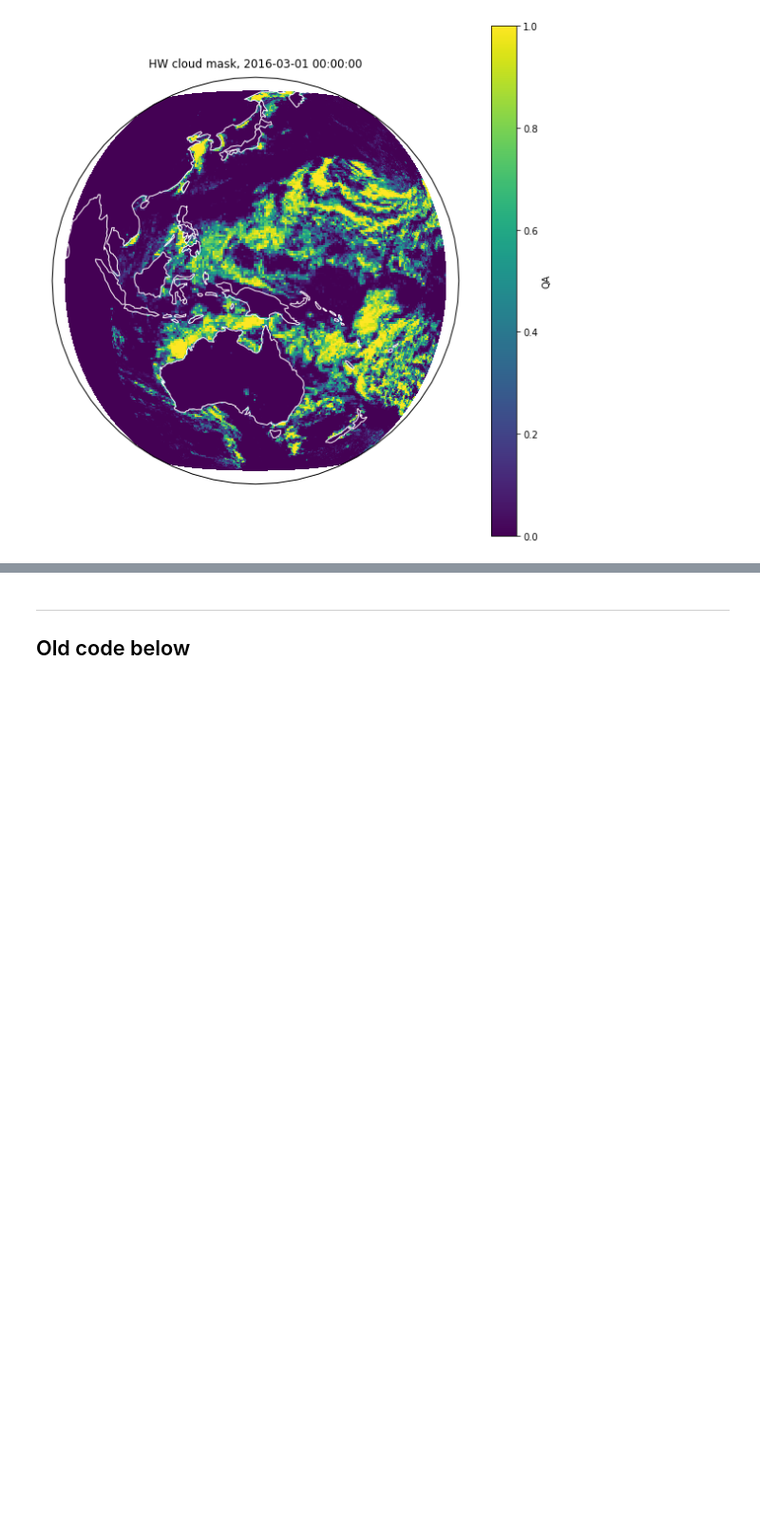
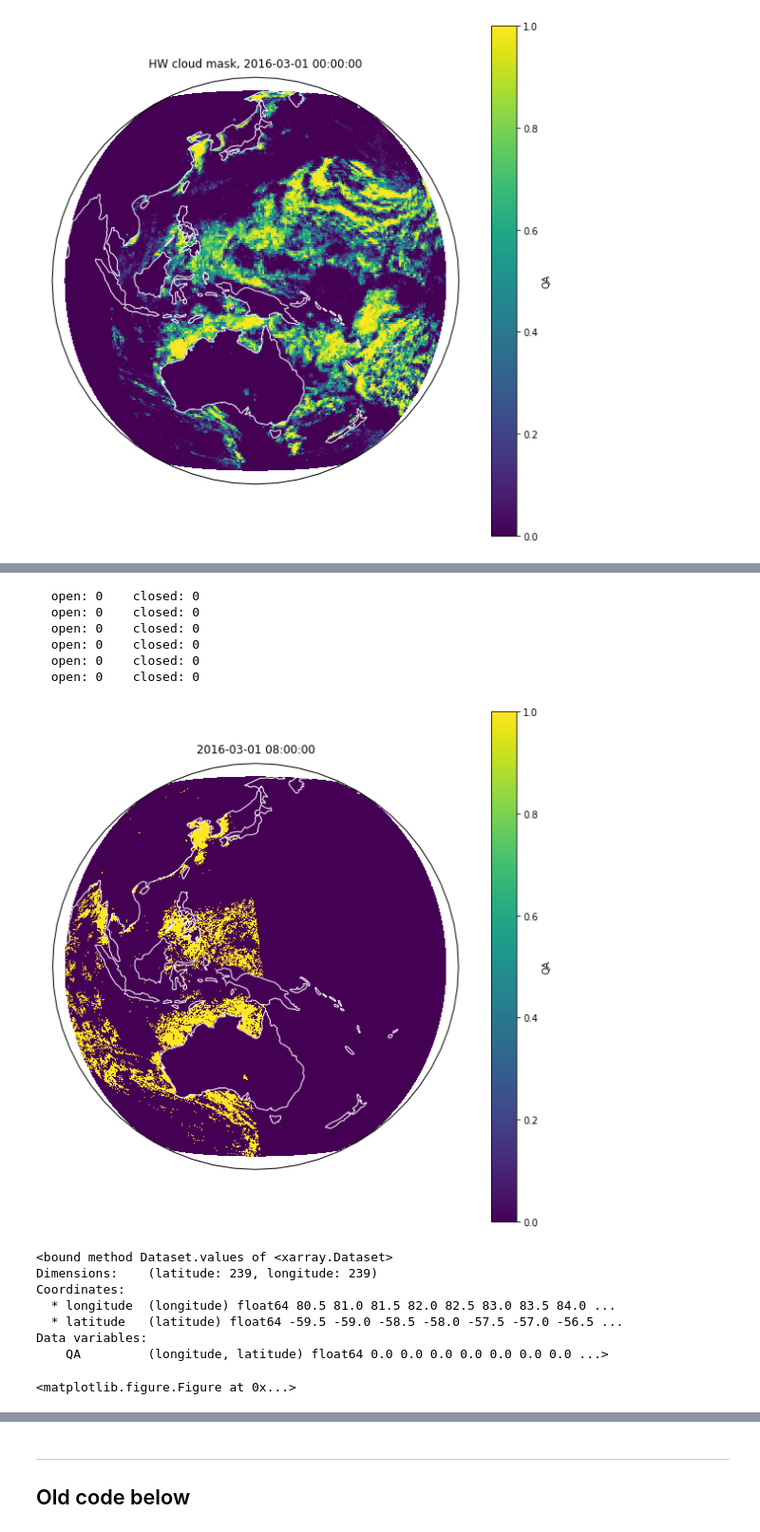
Before and after one commit to apatlpo/iwave_sst, a Jupyter notebook: hw/hw_cloudmask_agglo.ipynb, the cells around one changed output, grey strips where cells are left out. Shown at 95% size. Saved outputs shown, nothing was run; the diff lists cells and outputs as text; code cells hidden in the pictures; blank space fills up the shorter version.

```diff
--- a/hw/hw_cloudmask_agglo.ipynb
+++ b/hw/hw_cloudmask_agglo.ipynb
@@ -23,6 +23,12 @@ from datetime import datetime, timedelta
 # %%
 # data path
 dpath = '/home1/scratch/aponte/hw/mask/';
+figdir = 'figs/'
+#figdir = '/home1/datawork/aponte/hw/figs/'
+try:
+    os.stat(figdir)
+except:
+    os.mkdir(figdir)
 
 filenames = sorted(glob(dpath+'*.nc'))
 print 'Number of files available: %d' %len(filenames)
@@ -107,10 +113,10 @@ fmask = process_mask(mask)
 # (unzip, rename)
 # mv 110m_coastline.* ~/.local/share/cartopy/shapefiles/natural_earth/physical/
 
-def plot_mask(mask, colorbar=False, title=None):
+def plot_mask(mask, colorbar=False, title=None, vmin=0., vmax=1.):
     plt.figure(figsize=(10,10))
     ax = plt.axes(projection=ccrs.Geostationary(central_longitude=140.0));
-    mask.plot.pcolormesh(ax=ax, transform=ccrs.PlateCarree(),
+    mask.plot.pcolormesh(ax=ax, transform=ccrs.PlateCarree(), vmin=vmin, vmax=vmax,
                          x='longitude', y='latitude', add_colorbar=colorbar);
     ax.coastlines(color='w')
     if title is None:
@@ -123,7 +129,7 @@ def plot_mask(mask, colorbar=False, title=None):
 
 # plot
 plot_mask(fmask)
-plt.savefig('figs/hw_snapshot.png')
+plt.savefig(figdir+'hw_snapshot.png')
 # %% [output]
 [figure]
 # %%
@@ -314,0 +304,46 @@ for i,f in zip(range(0,48*2,12),filenames[:48*2]):
+# %%
+# main loop
+
+write_log('dl=%.2f deg, threshold=%.2f, Tmin=%.1f h'%(dl, threshold,Tmin*24.))
+#for i,f in enumerate(filenames[:48]):
+#for i,f in enumerate(filenames):
+for i,f in zip(range(0,6),filenames[:6]):
+    process(i,f)
+    #print i
+# %% [output]
+  open: 0    closed: 0
+  open: 0    closed: 0
+  open: 0    closed: 0
+  open: 0    closed: 0
+  open: 0    closed: 0
+  open: 0    closed: 0
+# %%
+# plot one snapshot, fast
+
+i=15
+#i=30
+f=filenames[i]
+
+# load data
+mask = xr.open_dataset(f)['QA']
+# process
+fmask = process_mask(mask)
+#
+plot_mask(fmask,colorbar=True,title=str(time[i]))
+plt.savefig(figdir+'hw_fmask_%04d.jpg'%i,dpi=300)
+# coarsen
+cmask = coarsen(fmask)
+print cmask.values
+#
+plot_mask(cmask['QA'],colorbar=True,title=str(time[i]))
+plt.savefig(figdir+'hw_cmask_%04d.jpg'%i,dpi=300)
+# %% [output]
+[figure, added]
+<bound method Dataset.values of <xarray.Dataset>
+Dimensions:    (latitude: 239, longitude: 239)
+Coordinates:
+  * longitude  (longitude) float64 80.5 81.0 81.5 82.0 82.5 83.0 83.5 84.0 ...
+  * latitude   (latitude) float64 -59.5 -59.0 -58.5 -58.0 -57.5 -57.0 -56.5 ...
+Data variables:
+    QA         (longitude, latitude) float64 0.0 0.0 0.0 0.0 0.0 0.0 0.0 ...>
+<matplotlib.figure.Figure at 0x...>
```
Also changed, not shown: parts of 7 cells of this notebook, 2 other files.
